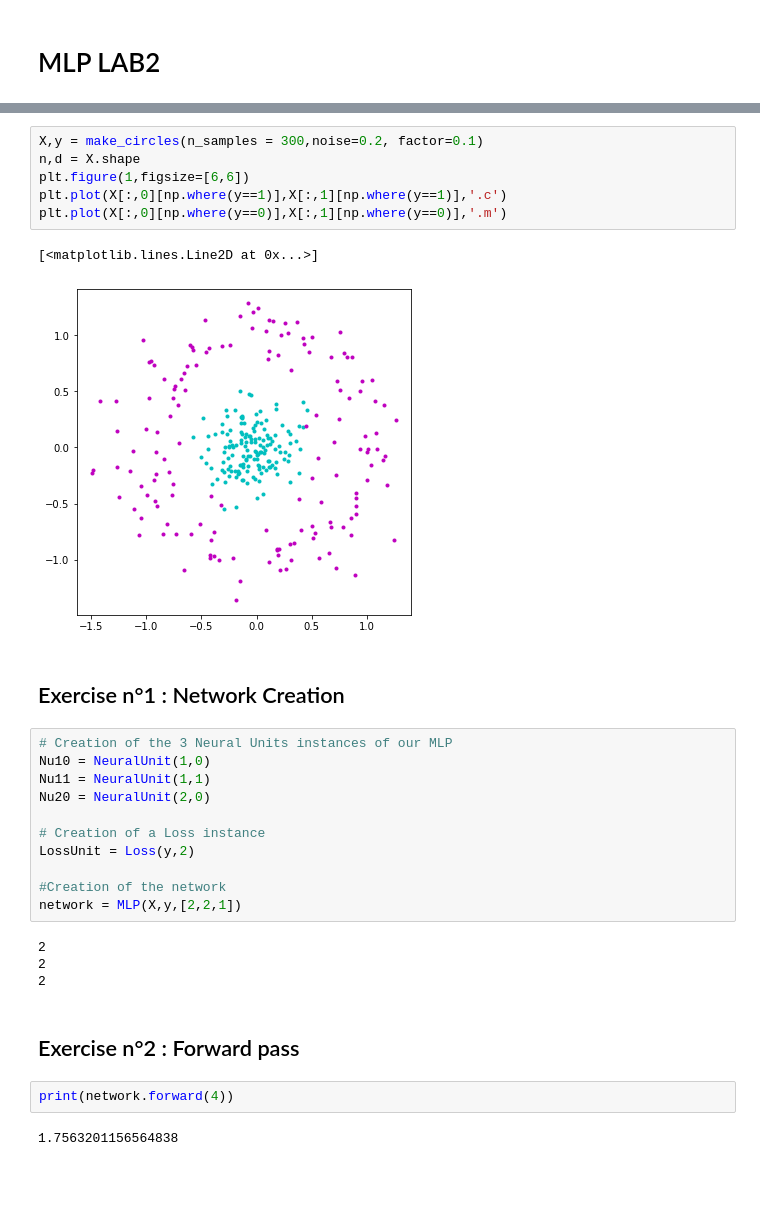
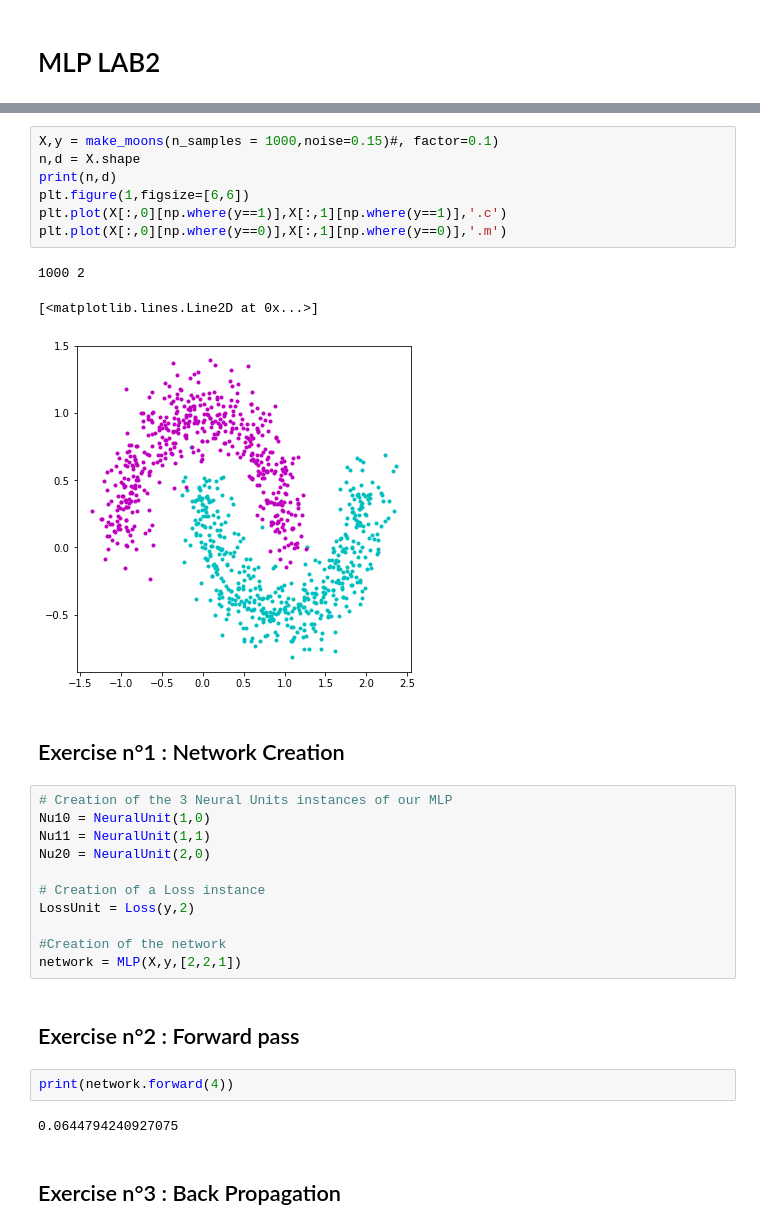
Before and after one commit to VirgileValiau/Deep_Learning, a Jupyter notebook: TPS/TP2/lab2_MLP.ipynb, the cells around one changed output, grey strips where cells are left out. Saved outputs shown, nothing was run; the diff lists cells and outputs as text; blank space fills up the shorter version.

```diff
--- a/TPS/TP2/lab2_MLP.ipynb
+++ b/TPS/TP2/lab2_MLP.ipynb
@@ -17,12 +20,14 @@ from MLP import *
 # %%
-X,y = make_circles(n_samples = 300,noise=0.2, factor=0.1)
+X,y = make_moons(n_samples = 1000,noise=0.15)#, factor=0.1)
 n,d = X.shape
+print(n,d)
 plt.figure(1,figsize=[6,6])
 plt.plot(X[:,0][np.where(y==1)],X[:,1][np.where(y==1)],'.c')
 plt.plot(X[:,0][np.where(y==0)],X[:,1][np.where(y==0)],'.m')
 # %% [output]
-[<matplotlib.lines.Line2D at 0x...>]
+1000 2
+[<matplotlib.lines.Line2D at 0x...>]
-[figure, old version]
+[figure, new version]
 # %% [markdown]
 ## Exercise n°1 : Network Creation
 # %%
@@ -36,13 +41,11 @@ LossUnit = Loss(y,2)
 
 #Creation of the network
 network = MLP(X,y,[2,2,1])
-# %% [output]
-2
-2
-2
 # %% [markdown]
 ## Exercise n°2 : Forward pass
 # %%
 print(network.forward(4))
 # %% [output]
-1.7563201156564838
+0.0644794240927075
+# %% [markdown]
+## Exercise n°3 : Back Propagation
```
Also changed, not shown: parts of 5 cells of this notebook, 3 other files.
